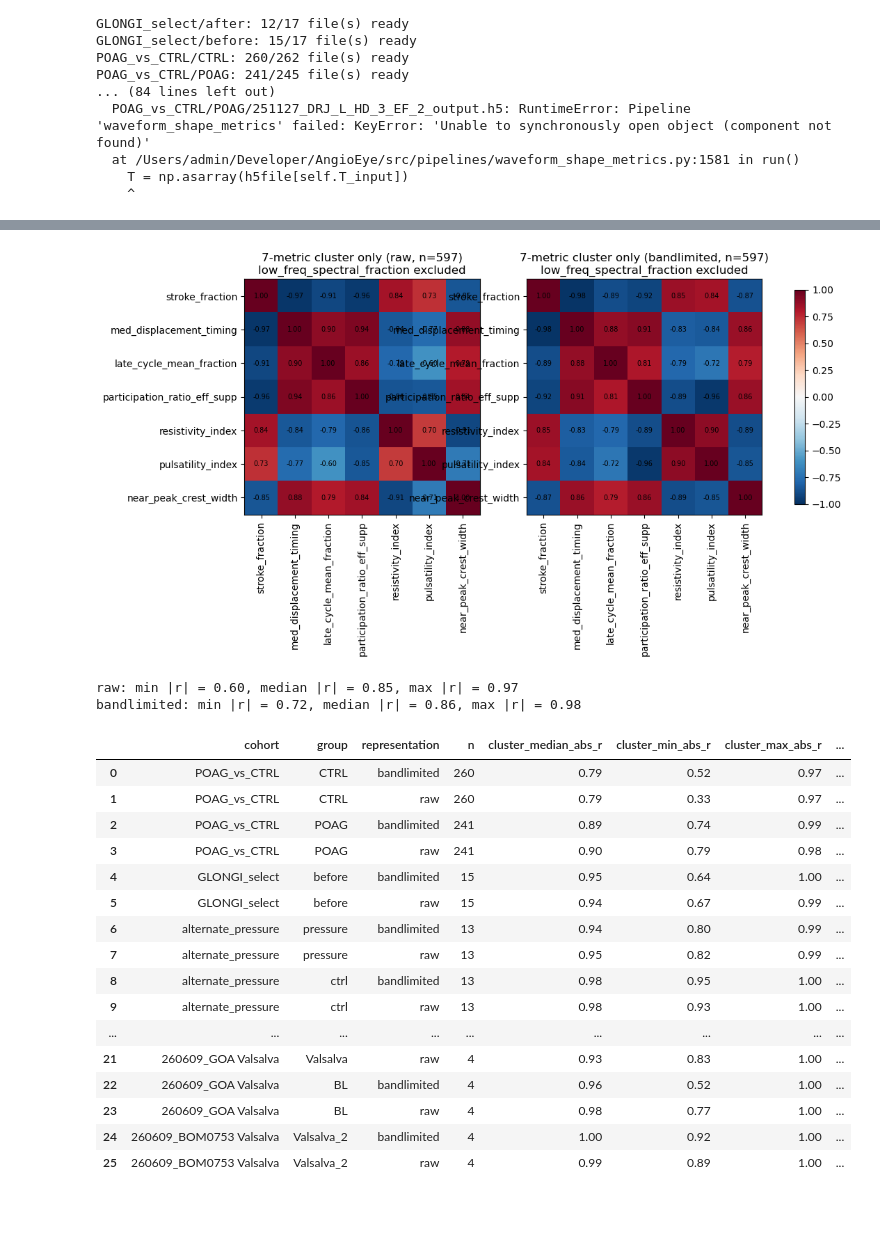
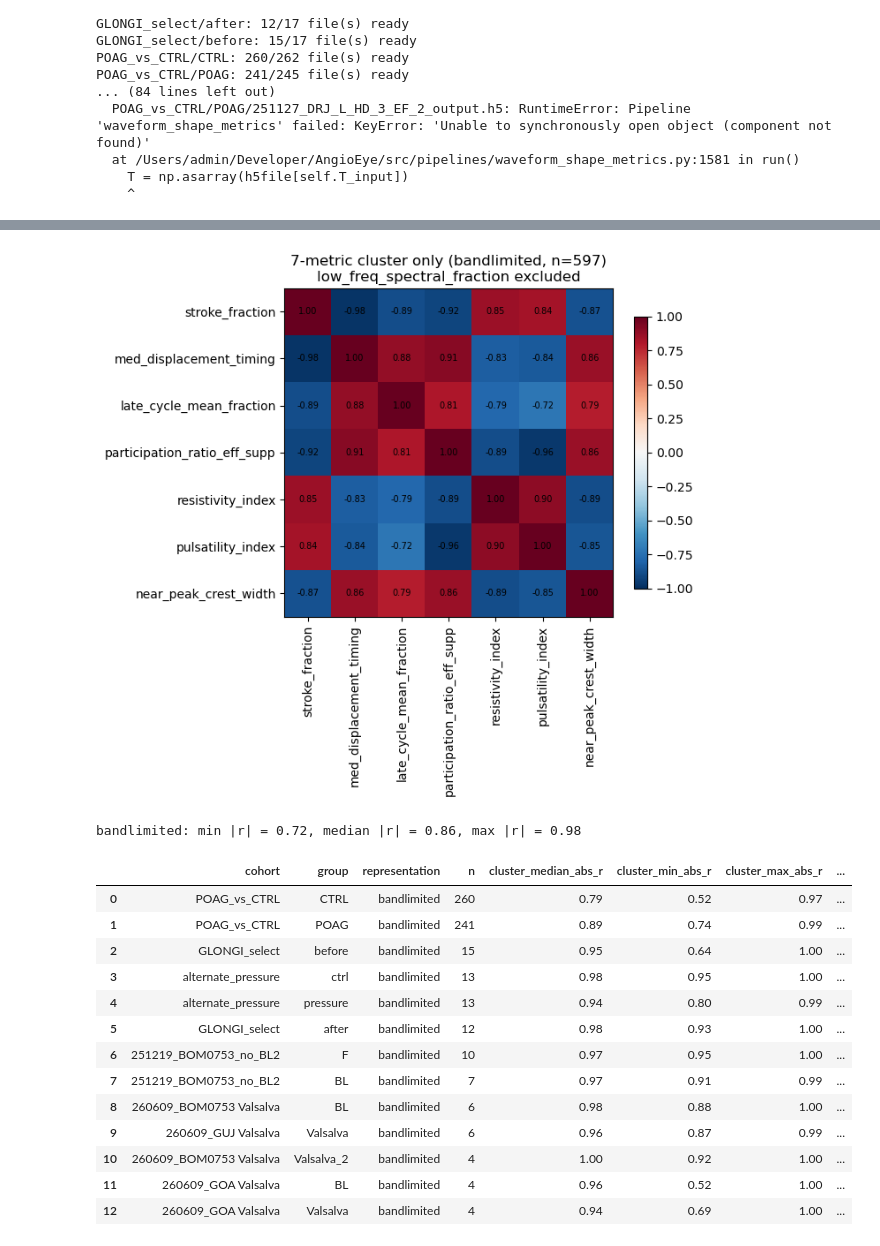
Before and after one commit to DigitalHolography/AngioEye, a Jupyter notebook: src/postprocess/composite_scoring/scoring-analysis/composite_scoring_validation.ipynb, the cells around one changed output, grey strips where cells are left out. Drawn from its saved outputs; the diff is of its cells as text; code cells hidden in the pictures; blank space fills up the shorter version.

```diff
--- a/src/postprocess/composite_scoring/scoring-analysis/composite_scoring_validation.ipynb
+++ b/src/postprocess/composite_scoring/scoring-analysis/composite_scoring_validation.ipynb
@@ -2,7 +2,6 @@
 import sys
 from pathlib import Path
 
-# src-layout package root for the AngioEye repo (postprocess/, pipelines/, input_output/ live under here)
 REPO_SRC = Path("/Users/admin/Developer/AngioEye/src")
 if str(REPO_SRC) not in sys.path:
     sys.path.insert(0, str(REPO_SRC))
@@ -24,15 +23,13 @@ from postprocess.composite_scoring.metrics import (
     VESSEL_TYPES,
     REPRESENTATIONS,
 )
-from postprocess.composite_scoring.scoring import (
-    append_scores_to_file,
-    score_records_for_tree,
-    _finite_scalar,
-)
+from postprocess.composite_scoring.scoring import _finite_scalar
 
-DATA_ROOT = Path("/Users/admin/Desktop/langevin-internship/composite-scoring/WAS scoring")
+DATA_ROOT = REPO_SRC / "postprocess/composite_scoring/scoring-analysis"
 PROCESSED_ROOT = DATA_ROOT / "_processed"
 
+REPRESENTATIONS = ("bandlimited",)
+
 list(METRICS.keys())
 # %% [output]
 ['stroke_fraction',
@@ -185,8 +177,6 @@ rows = []
 for cohort, groups in processed_manifest.items():
     for group, paths in groups.items():
         for path in paths:
-            # Keep the real pipeline exercised end to end (RWAS/RWAS4 written to file).
-            append_scores_to_file(path)
             metric_values = extract_metric_values(path)
             for metric_key in METRICS:
                 for representation in REPRESENTATIONS:
@@ -262,6 +252,7 @@ near_peak_crest_width                     -0.96                   1.00
 import matplotlib.pyplot as plt
 
 fig, axes = plt.subplots(1, len(REPRESENTATIONS), figsize=(6 * len(REPRESENTATIONS), 5))
+axes = np.atleast_1d(axes)
 for ax, representation in zip(axes, REPRESENTATIONS):
     corr = correlations[representation]["pearson"]
     im = ax.imshow(corr, vmin=-1, vmax=1, cmap="RdBu_r")
@@ -303,33 +271,31 @@ diff.sort_values("abs_shift", ascending=False).round(3)
 # %%
 cluster_cols = [m for m in metric_cols if m != "low_freq_spectral_fraction"]
 
 fig, axes = plt.subplots(1, len(REPRESENTATIONS), figsize=(6 * len(REPRESENTATIONS), 5))
+axes = np.atleast_1d(axes)
 for ax, representation in zip(axes, REPRESENTATIONS):
     corr = correlations[representation]["pearson"].loc[cluster_cols, cluster_cols]
     im = ax.imshow(corr, vmin=-1, vmax=1, cmap="RdBu_r")
     ax.set_xticks(range(len(cluster_cols)))
     ax.set_xticklabels(cluster_cols, rotation=90)
     ax.set_yticks(range(len(cluster_cols)))
     ax.set_yticklabels(cluster_cols)
     ax.set_title(
         f"7-metric cluster only ({representation}, n={correlations[representation]['n']})\n"
         "low_freq_spectral_fraction excluded"
     )
     for i in range(len(cluster_cols)):
         for j in range(len(cluster_cols)):
             ax.text(j, i, f"{corr.iloc[i, j]:.2f}", ha="center", va="center", fontsize=7)
 fig.colorbar(im, ax=axes, shrink=0.8)
 plt.show()
 
-cluster_r = correlations["raw"]["pearson"].loc[cluster_cols, cluster_cols].values
-off_diag = cluster_r[~np.eye(len(cluster_cols), dtype=bool)]
-print(f"raw: min |r| = {abs(off_diag).min():.2f}, median |r| = {np.median(abs(off_diag)):.2f}, max |r| = {abs(off_diag).max():.2f}")
-cluster_r_bl = correlations["bandlimited"]["pearson"].loc[cluster_cols, cluster_cols].values
-off_diag_bl = cluster_r_bl[~np.eye(len(cluster_cols), dtype=bool)]
-print(f"bandlimited: min |r| = {abs(off_diag_bl).min():.2f}, median |r| = {np.median(abs(off_diag_bl)):.2f}, max |r| = {abs(off_diag_bl).max():.2f}")
+for representation in REPRESENTATIONS:
+    cluster_r = correlations[representation]["pearson"].loc[cluster_cols, cluster_cols].values
+    off_diag = cluster_r[~np.eye(len(cluster_cols), dtype=bool)]
+    print(f"{representation}: min |r| = {abs(off_diag).min():.2f}, median |r| = {np.median(abs(off_diag)):.2f}, max |r| = {abs(off_diag).max():.2f}")
 # %% [output]
-[figure, old version]
+[figure, new version]
-raw: min |r| = 0.60, median |r| = 0.85, max |r| = 0.97
 bandlimited: min |r| = 0.72, median |r| = 0.86, max |r| = 0.98
 # %%
 cluster_cols = [m for m in metric_cols if m != "low_freq_spectral_fraction"]
@@ -361,21 +327,18 @@ cohort_corr_df.round(2)
 # %% [output]
 |  | cohort | group | representation | n | cluster_median_abs_r | cluster_min_abs_r | cluster_max_abs_r | ... |
 | 0 | POAG_vs_CTRL | CTRL | bandlimited | 260 | 0.79 | 0.52 | 0.97 | ... |
-| 1 | POAG_vs_CTRL | CTRL | raw | 260 | 0.79 | 0.33 | 0.97 | ... |
-| 2 | POAG_vs_CTRL | POAG | bandlimited | 241 | 0.89 | 0.74 | 0.99 | ... |
-| 3 | POAG_vs_CTRL | POAG | raw | 241 | 0.90 | 0.79 | 0.98 | ... |
-| 4 | GLONGI_select | before | bandlimited | 15 | 0.95 | 0.64 | 1.00 | ... |
-| 5 | GLONGI_select | before | raw | 15 | 0.94 | 0.67 | 0.99 | ... |
-| 6 | alternate_pressure | pressure | bandlimited | 13 | 0.94 | 0.80 | 0.99 | ... |
-| 7 | alternate_pressure | pressure | raw | 13 | 0.95 | 0.82 | 0.99 | ... |
-| 8 | alternate_pressure | ctrl | bandlimited | 13 | 0.98 | 0.95 | 1.00 | ... |
-| 9 | alternate_pressure | ctrl | raw | 13 | 0.98 | 0.93 | 1.00 | ... |
-| ... | ... | ... | ... | ... | ... | ... | ... | ... |
-| 21 | 260609_GOA Valsalva | Valsalva | raw | 4 | 0.93 | 0.83 | 1.00 | ... |
-| 22 | 260609_GOA Valsalva | BL | bandlimited | 4 | 0.96 | 0.52 | 1.00 | ... |
-| 23 | 260609_GOA Valsalva | BL | raw | 4 | 0.98 | 0.77 | 1.00 | ... |
-| 24 | 260609_BOM0753 Valsalva | Valsalva_2 | bandlimited | 4 | 1.00 | 0.92 | 1.00 | ... |
-| 25 | 260609_BOM0753 Valsalva | Valsalva_2 | raw | 4 | 0.99 | 0.89 | 1.00 | ... |
+| 1 | POAG_vs_CTRL | POAG | bandlimited | 241 | 0.89 | 0.74 | 0.99 | ... |
+| 2 | GLONGI_select | before | bandlimited | 15 | 0.95 | 0.64 | 1.00 | ... |
+| 3 | alternate_pressure | ctrl | bandlimited | 13 | 0.98 | 0.95 | 1.00 | ... |
+| 4 | alternate_pressure | pressure | bandlimited | 13 | 0.94 | 0.80 | 0.99 | ... |
+| 5 | GLONGI_select | after | bandlimited | 12 | 0.98 | 0.93 | 1.00 | ... |
+| 6 | 251219_BOM0753_no_BL2 | F | bandlimited | 10 | 0.97 | 0.95 | 1.00 | ... |
+| 7 | 251219_BOM0753_no_BL2 | BL | bandlimited | 7 | 0.97 | 0.91 | 0.99 | ... |
+| 8 | 260609_BOM0753 Valsalva | BL | bandlimited | 6 | 0.98 | 0.88 | 1.00 | ... |
+| 9 | 260609_GUJ Valsalva | Valsalva | bandlimited | 6 | 0.96 | 0.87 | 0.99 | ... |
+| 10 | 260609_BOM0753 Valsalva | Valsalva_2 | bandlimited | 4 | 1.00 | 0.92 | 1.00 | ... |
+| 11 | 260609_GOA Valsalva | BL | bandlimited | 4 | 0.96 | 0.52 | 1.00 | ... |
+| 12 | 260609_GOA Valsalva | Valsalva | bandlimited | 4 | 0.94 | 0.69 | 1.00 | ... |
 # %%
 pooled_median = {
     representation: np.median(np.abs(
```
Also changed, not shown: parts of 34 cells of this notebook.
